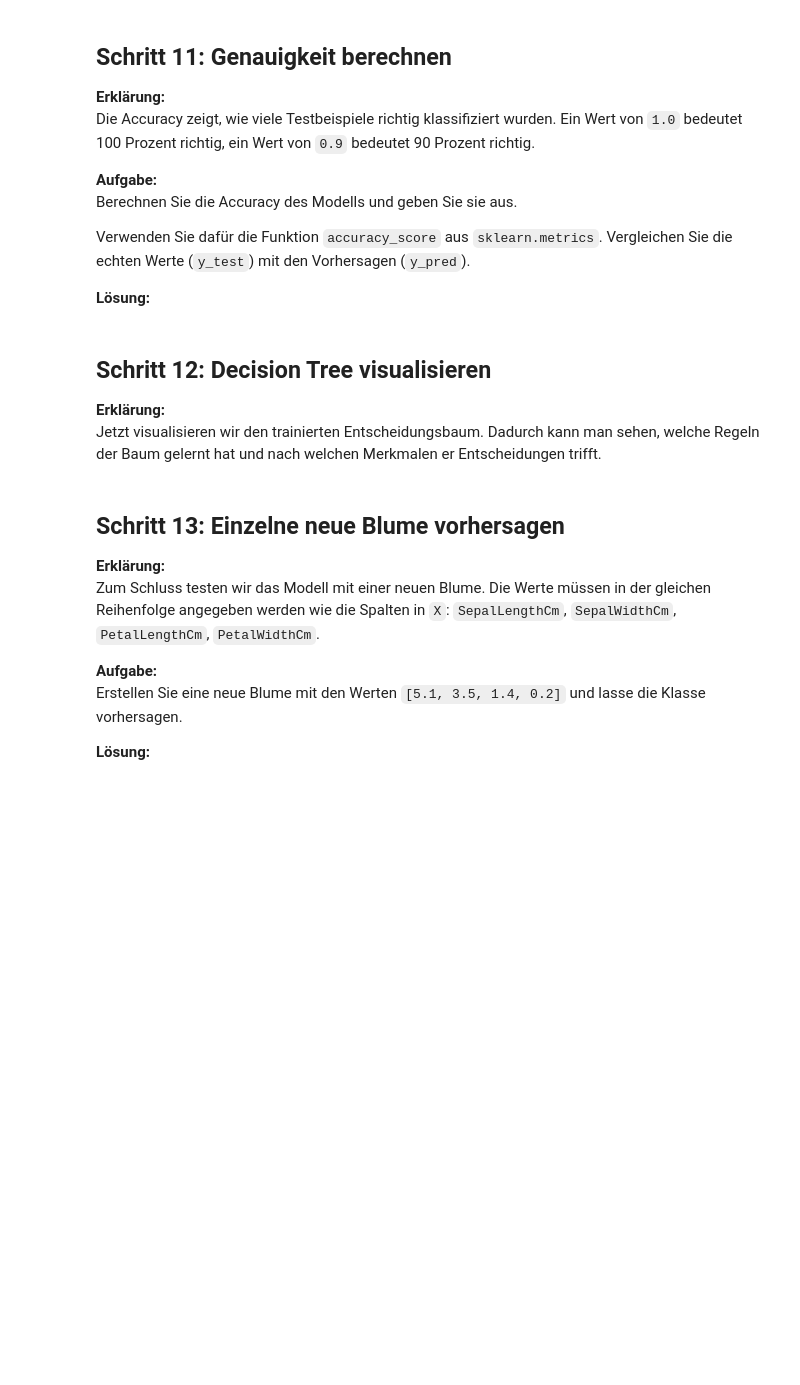
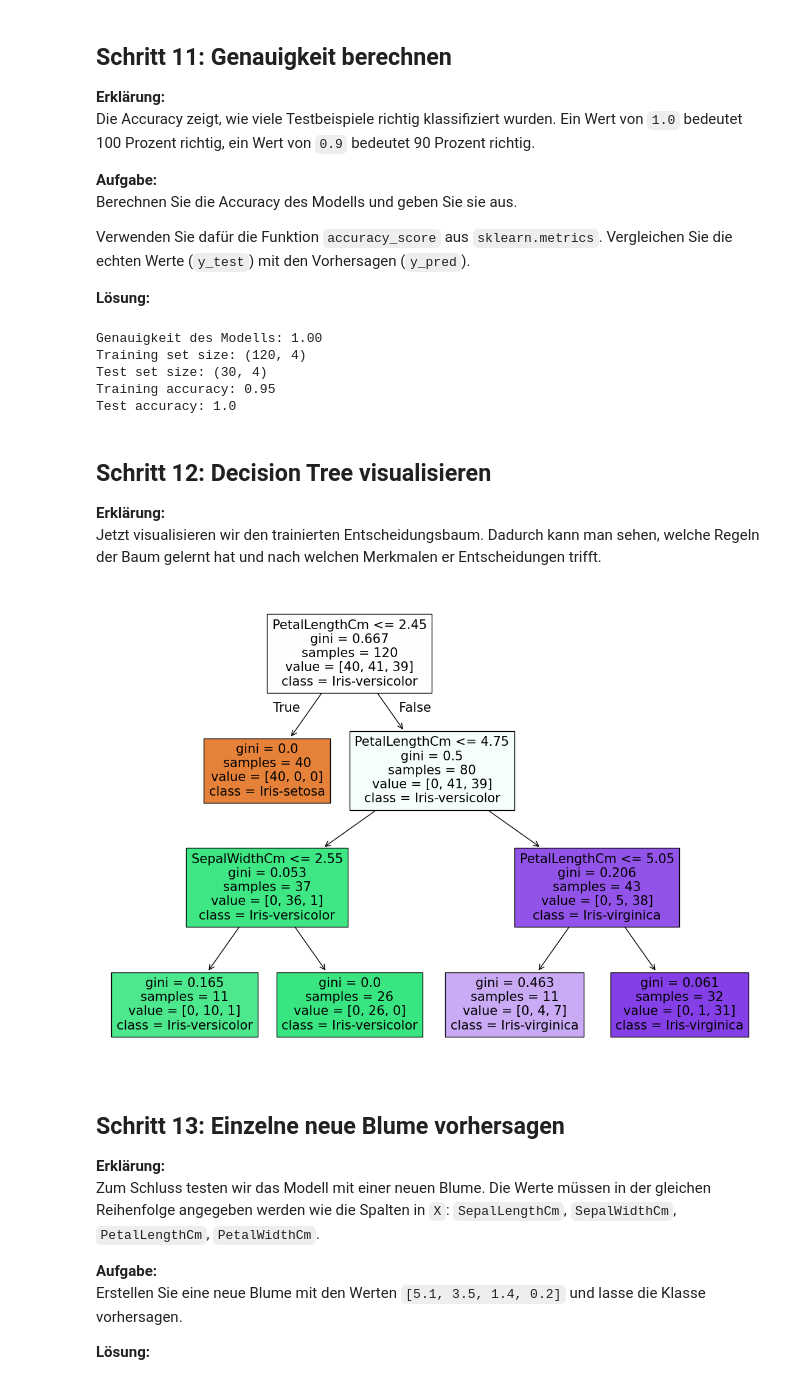
Before and after one commit to Mengjunz8999/ML_decision_tree, a Jupyter notebook: decision_tree_iris.ipynb, the cells around one changed output. Saved outputs shown, nothing was run; the diff lists cells and outputs as text; code cells hidden in the pictures; blank space fills up the shorter version.

Commit message:
decision tree visualisieren

```diff
--- a/decision_tree_iris.ipynb
+++ b/decision_tree_iris.ipynb
@@ -64,5 +64,5 @@ Laden Sie die CSV-Datei `Iris.csv` in die Variable `df`.
 
 **Lösung:**
 # %%
-df = pd.read_csv("./data/Iris.csv")
+df = pd.read_csv("./data/Iris.csv", index_col=False)
 print(f" --------------Iris data: -------------------- \n {df}")
@@ -218,4 +201,10 @@ Speicheren Sie das Modell in einer Variable namens `model`.
 **Lösung:**
+# %%
+model = DecisionTreeClassifier(
+    max_depth=3,
+    random_state= 42,
+    min_samples_leaf= 10
+)
 # %% [markdown]
 ## Schritt 9: Modell trainieren
 
@@ -227,4 +216,4 @@ Trainieren Sie das Modell mit den Trainingsdaten.
 
 **Lösung:**
 # %%
-....
+model.fit(X_train,y_train)
@@ -268,7 +269,21 @@ Vergleichen Sie die echten Werte (`y_test`) mit den Vorhersagen (`y_pred`).
 
 **Lösung:**
 # %%
-.....
+from sklearn.metrics import accuracy_score
+
+accuracy = accuracy_score(y_test, y_pred)
+print(f"Genauigkeit des Modells: {accuracy:.2f}")
+
+print("Training set size:", X_train.shape)
+print("Test set size:", X_test.shape)
+print("Training accuracy:", model.score(X_train, y_train))
+print("Test accuracy:", model.score(X_test, y_test))
+# %% [output]
+Genauigkeit des Modells: 1.00
+Training set size: (120, 4)
+Test set size: (30, 4)
+Training accuracy: 0.95
+Test accuracy: 1.0
 # %% [markdown]
 ## Schritt 12: Decision Tree visualisieren
 
@@ -277,22 +292,24 @@ Jetzt visualisieren wir den trainierten Entscheidungsbaum. Dadurch kann man sehe
 # %%
 # Decision Tree visualisieren
 
 # Erstellt eine neue Grafik mit bestimmter Größe (Breite=14, Höhe=8)
-plt.figure(figsize=(14, 8))
+plt.figure(figsize=(14, 10))
 
 # Zeichnet den Decision Tree
 plot_tree(
     model,                     # Das trainierte Modell, das visualisiert wird
 
     feature_names=X.columns,   # Namen der Eingabe-Features (z. B. SepalLength, ...)
 
     class_names=model.classes_,# Namen der Klassen (z. B. Setosa, Versicolor, ...)
 
     filled=True               # Färbt die Knoten je nach Klasse (bessere Übersicht)
 )
 
 # Zeigt die Grafik an
 plt.show()
+# %% [output]
+[figure, added]
 # %% [markdown]
 ## Schritt 13: Einzelne neue Blume vorhersagen
 
```
Also changed, not shown: parts of 6 cells of this notebook, 1 other file.
